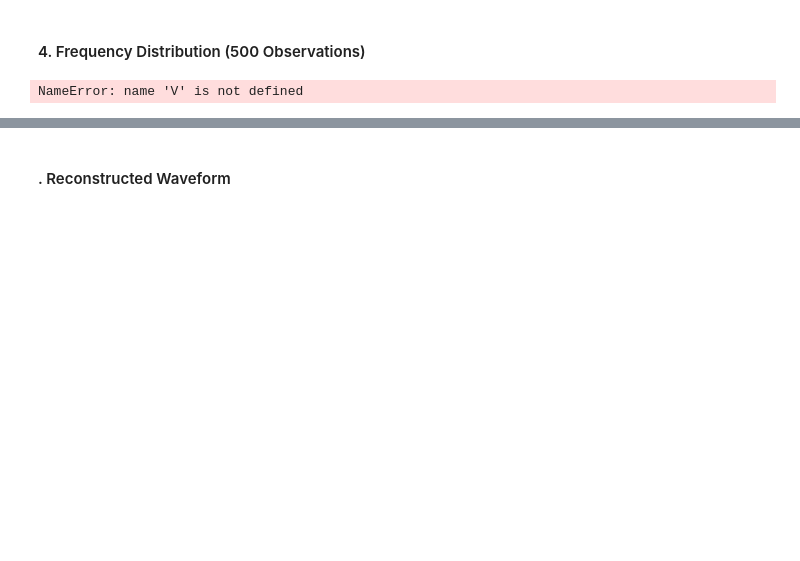
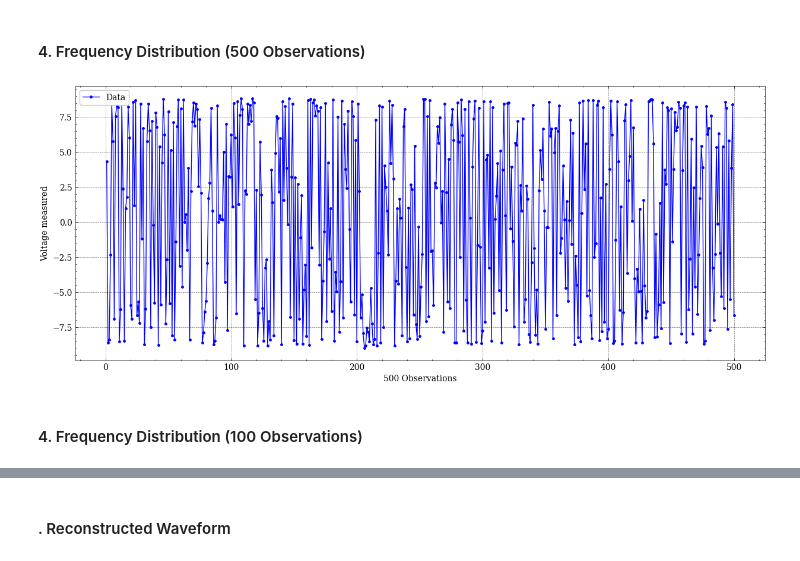
Before and after one commit to SoumadipBhowmick/Lab-work, a Jupyter notebook: Random Sampling/random_samp.ipynb, the cells around one changed output, grey strips where cells are left out. Cells and saved outputs as stored; diff of their text form; code cells hidden in the pictures; blank space fills up the shorter version.

```diff
--- a/Random Sampling/random_samp.ipynb
+++ b/Random Sampling/random_samp.ipynb
@@ -89,15 +83,17 @@ plt.show()
 # %%
 V0=max(V)  #max voltage
 
 
-plt.figure(figsize=(6,6))
-x = np.arange(0,len(V),1)
-plt.scatter(x,V,label='Data')
+plt.figure(figsize=(15,6))
+x = np.arange(1,len(V)+1,1)
+plt.plot(x,V,'b.-',ms=5,label='Data')
 #plt.xticks(np.arange(-9,10,2))
-plt.xlabel('V')
-plt.ylabel('$n_v$')
+plt.xlabel('500 Observations')
+plt.ylabel('Voltage measured')
 plt.legend(loc='upper left')
-#plt.savefig('VvsN(freq dist, 500 obs).png',dpi=200)
+plt.savefig('VvsN(freq dist, 500 obs).png',dpi=200)
 plt.show()
 # %% [output]
-NameError: name 'V' is not defined
+[figure, added]
+# %% [markdown]
+#### 4. Frequency Distribution (100 Observations)
```
Also changed, not shown: parts of 13 cells of this notebook, 5 other files.
